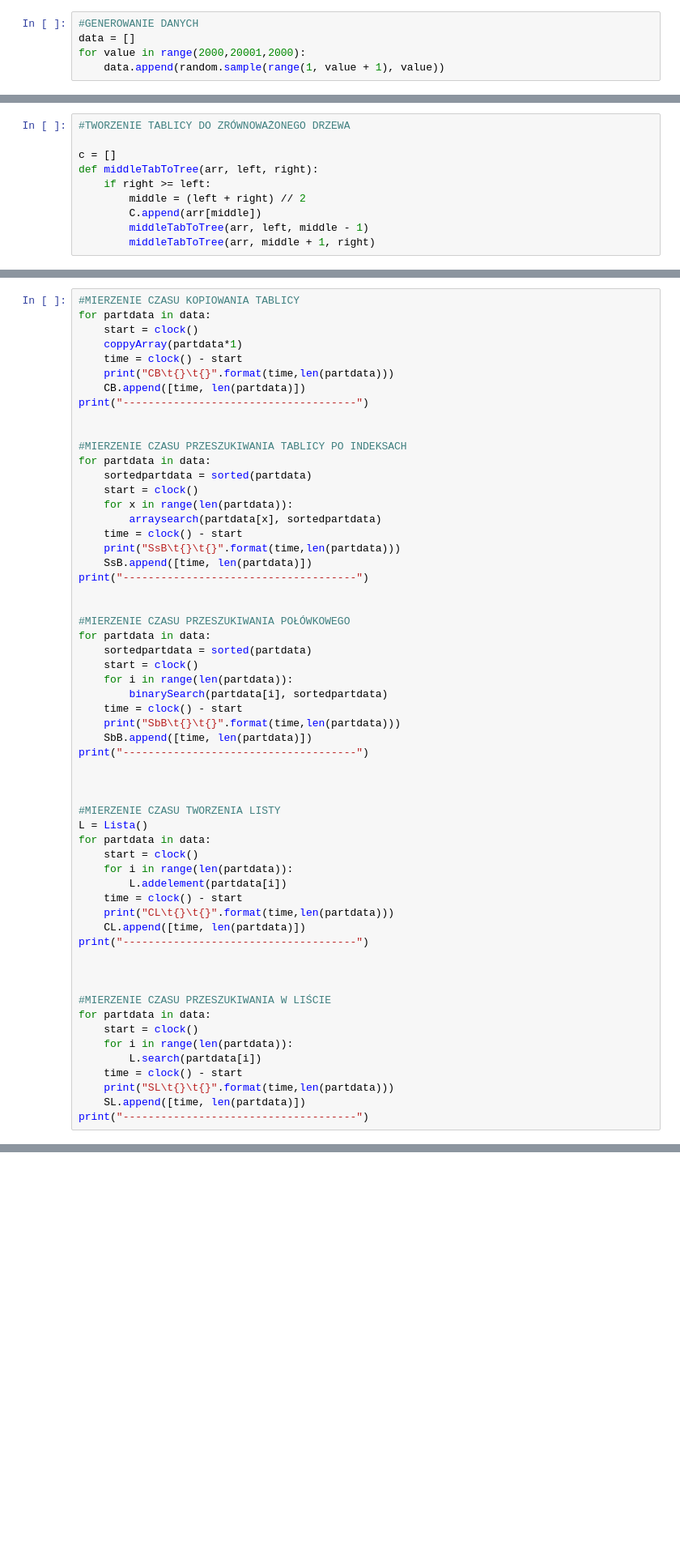
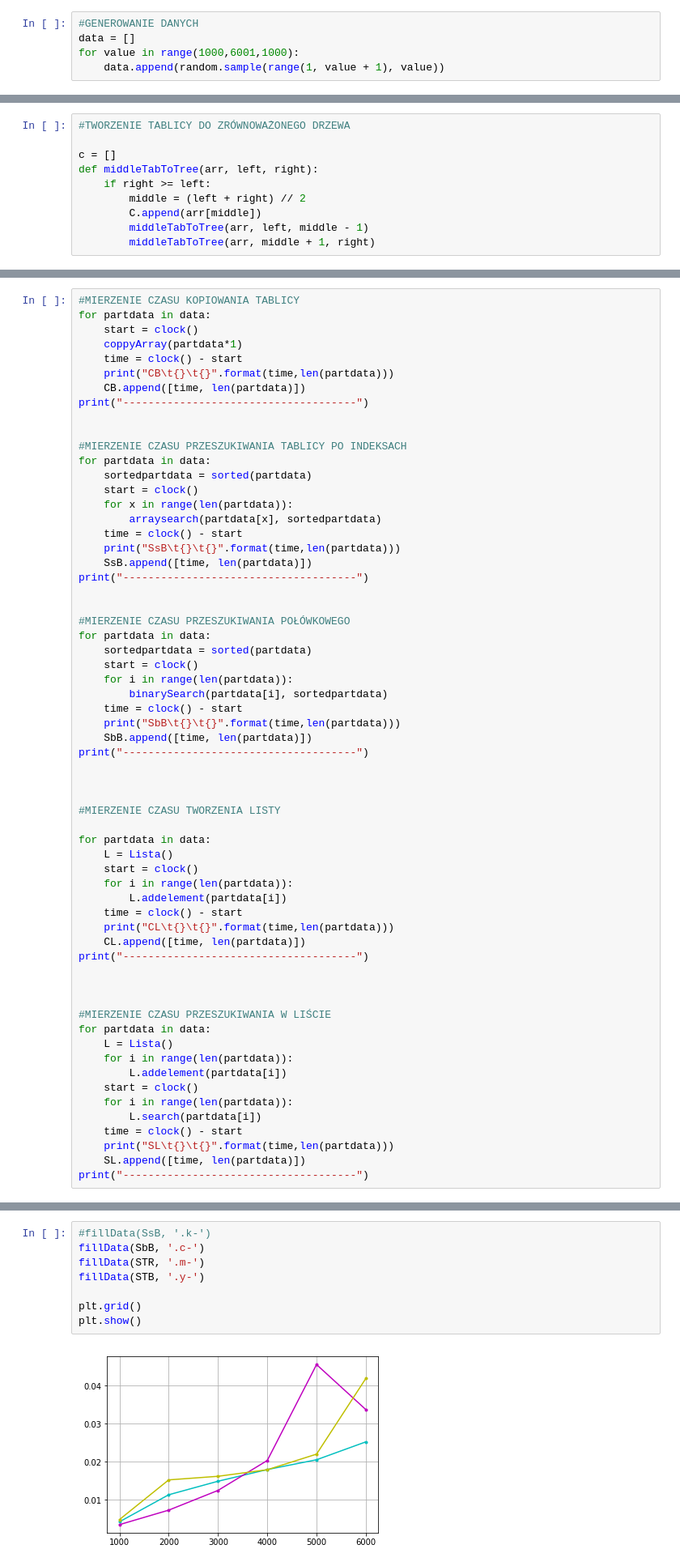
Before and after one commit to bkamz/x, a Jupyter notebook: AISD.ipynb, the cells around one changed output, grey strips where cells are left out. Shown at 81% size. Cells and saved outputs as stored; diff of their text form; blank space fills up the shorter version.

```diff
--- a/AISD.ipynb
+++ b/AISD.ipynb
@@ -5,7 +5,7 @@ import random
 # %%
 #GENEROWANIE DANYCH
 data = []
-for value in range(2000,20001,2000):
+for value in range(1000,6001,1000):
     data.append(random.sample(range(1, value + 1), value))
 # %%
 A = []
@@ -188,8 +190,9 @@ print("-------------------------------------")
 
 
 #MIERZENIE CZASU TWORZENIA LISTY
-L = Lista()
+
 for partdata in data:
+    L = Lista()
     start = clock()
     for i in range(len(partdata)):
         L.addelement(partdata[i])
@@ -202,6 +205,9 @@ print("-------------------------------------")
 
 #MIERZENIE CZASU PRZESZUKIWANIA W LIŚCIE
 for partdata in data:
+    L = Lista()
+    for i in range(len(partdata)):
+        L.addelement(partdata[i])
     start = clock()
     for i in range(len(partdata)):
         L.search(partdata[i])
@@ -300,0 +334,10 @@ plt.show()
+# %%
+#fillData(SsB, '.k-')
+fillData(SbB, '.c-')
+fillData(STR, '.m-')
+fillData(STB, '.y-')
+
+plt.grid()
+plt.show()
+# %% [output]
+[figure, added]
```
Also changed, not shown: parts of 7 cells of this notebook.
